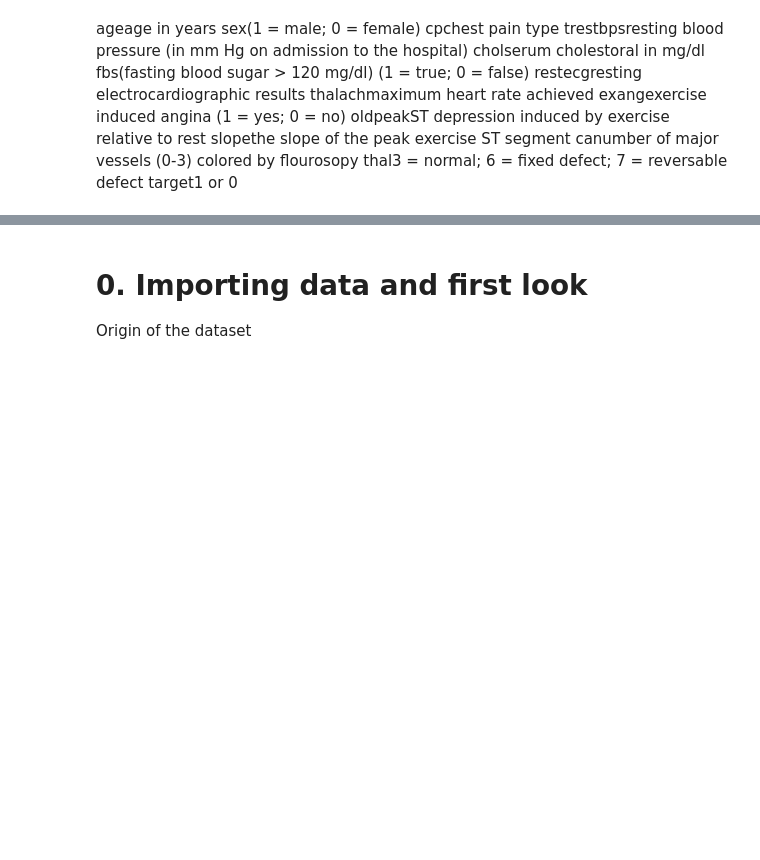
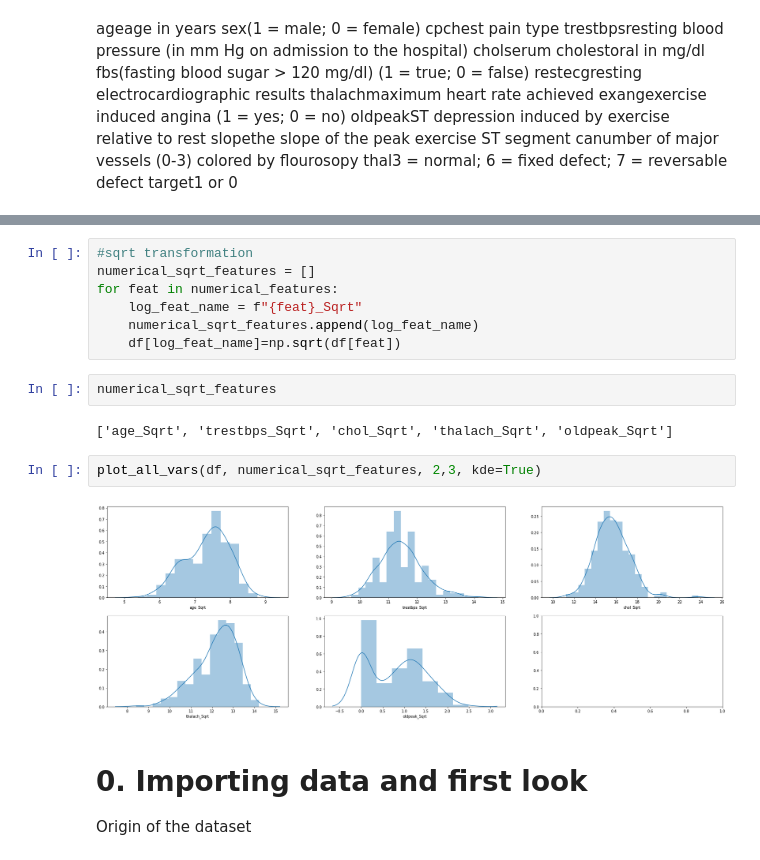
Before and after one commit to emblondel/AI-Portfolio, a Jupyter notebook: Heart Diseases - Risk Factors.ipynb, the cells around one changed output, grey strips where cells are left out. Cells and saved outputs as stored; diff of their text form; blank space fills up the shorter version.

```diff
--- a/Heart Diseases - Risk Factors.ipynb
+++ b/Heart Diseases - Risk Factors.ipynb
@@ -24,3 +137,18 @@ target1 or 0
+# %%
+#sqrt transformation
+numerical_sqrt_features = []
+for feat in numerical_features:
+    log_feat_name = f"{feat}_Sqrt"
+    numerical_sqrt_features.append(log_feat_name)
+    df[log_feat_name]=np.sqrt(df[feat])
+# %%
+numerical_sqrt_features
+# %% [output]
+['age_Sqrt', 'trestbps_Sqrt', 'chol_Sqrt', 'thalach_Sqrt', 'oldpeak_Sqrt']
+# %%
+plot_all_vars(df, numerical_sqrt_features, 2,3, kde=True)
+# %% [output]
+[figure, added]
 # %% [markdown]
 # 0. Importing data and first look
 Origin of the dataset
```
Also changed, not shown: parts of 18 cells of this notebook.
